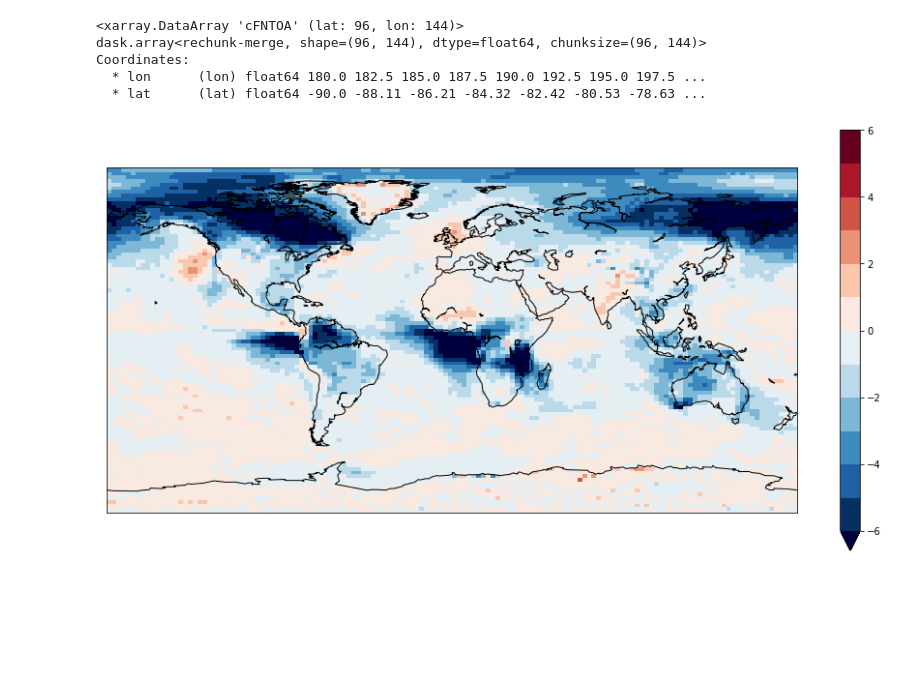
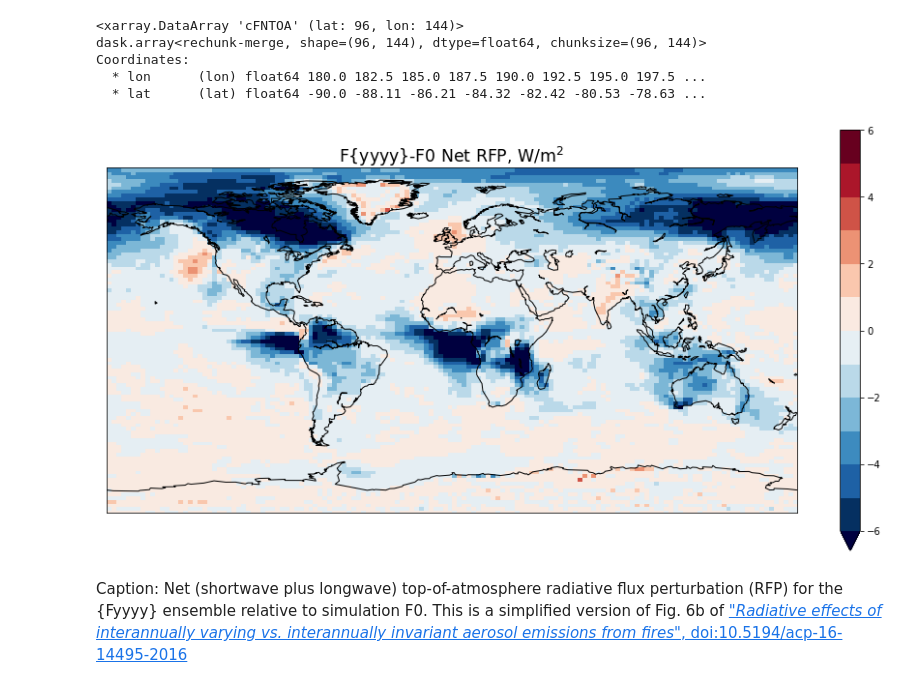
Before and after one commit to grandey/atmos-scripts, a Jupyter notebook: explore-tools/xarray_explore.ipynb, the cells around one changed output. Cells and saved outputs as stored; diff of their text form; code cells hidden in the pictures; blank space fills up the shorter version.

```diff
--- a/explore-tools/xarray_explore.ipynb
+++ b/explore-tools/xarray_explore.ipynb
@@ -244,23 +244,27 @@ Coordinates:
 # %%
 # Plot simplified figure
 fig = plt.figure(figsize=(16, 8))
 # Lower bound for first longitude bin (important for map)
 lon0 = (data['lon'][0] - (data['lon'][1]-data['lon'][0])/2.0).values - 360.
 # Pseudo-lower bound for first latitude bin (used for stretching imshow)
 lat0 = (data['lat'][0] - (data['lat'][1]-data['lat'][0])/2.0).values
 # Map
 bm = Basemap(llcrnrlat=-90.0, urcrnrlat=90.0, llcrnrlon=lon0, urcrnrlon=360.0+lon0)
 bm.drawcoastlines()
 # Color map
 cmap = plt.cm.get_cmap('RdBu_r', 12)
 cmap.set_under([0, 0, 0.25])
 cmap.set_over([0.25, 0, 0])
 # Plot data using imshow
 plt.imshow(np.flipud(data),
            extent=[lon0, 360+lon0, lat0, -lat0],
            interpolation='Nearest', cmap=cmap, vmin=-6, vmax=6)
 # Colorbar
 plt.colorbar(extend='min')
+# Title
+plt.title('F{yyyy}-F0 Net RFP, W/m$^2$', fontsize='xx-large')
 plt.show()
 # %% [output]
-[figure, old version]
+[figure, new version]
+# %% [markdown]
+Caption: Net (shortwave plus longwave) top-of-atmosphere radiative flux perturbation (RFP) for the {Fyyyy} ensemble relative to simulation F0. This is a simplified version of Fig. 6b of [*"Radiative effects of interannually varying vs. interannually invariant aerosol emissions from fires"*, doi:10.5194/acp-16-14495-2016](http://dx.doi.org/10.5194/acp-16-14495-2016)
```
Also changed, not shown: parts of 8 cells of this notebook.
